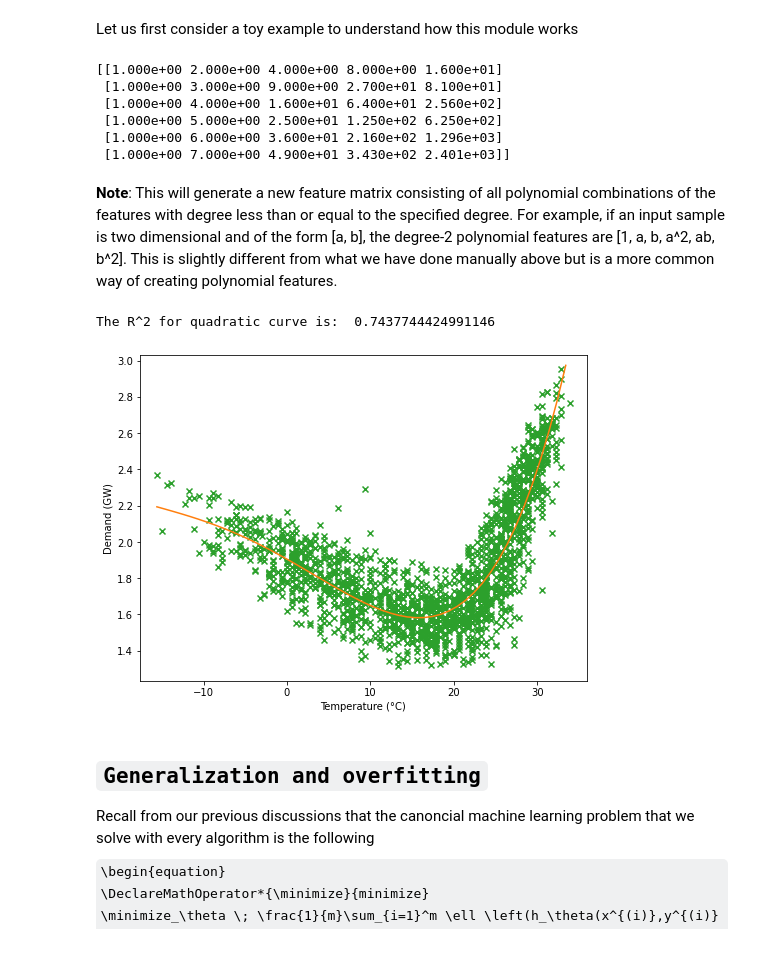
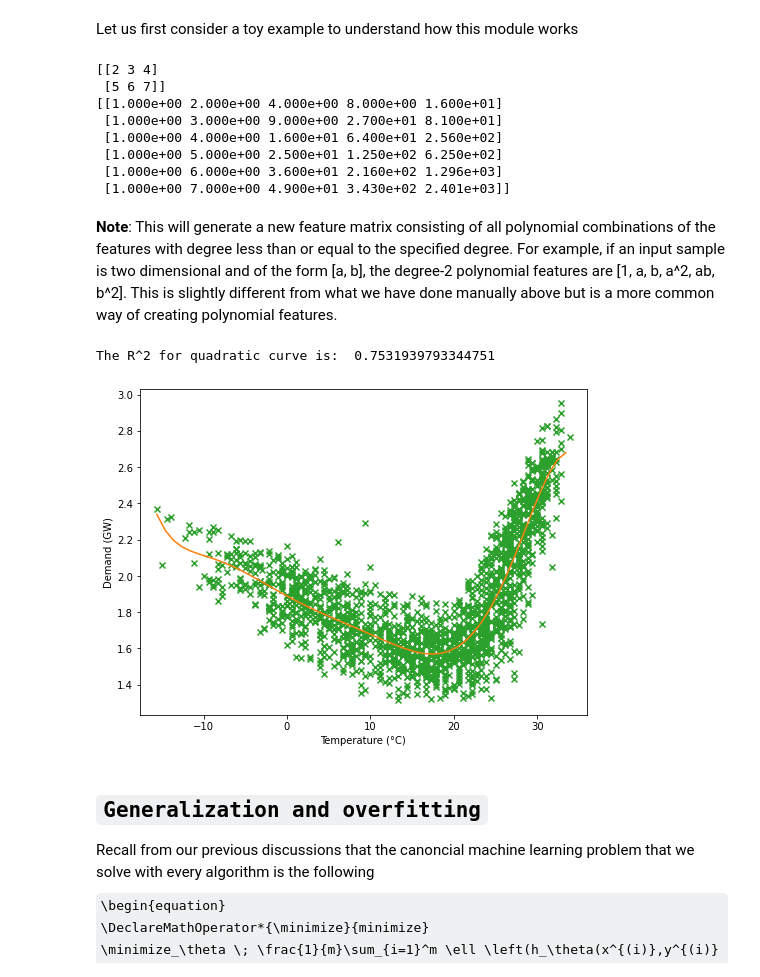
Before and after one commit to IS3UniCologne/DSML_2022, a Jupyter notebook: 03_Workshops/DSML_WS_08_PolyRegression/DSML_WS_08_PolyRegression.ipynb, the cells around one changed output. Saved outputs shown, nothing was run; the diff lists cells and outputs as text; code cells hidden in the pictures; some formulas as TeX source.

```diff
--- a/03_Workshops/DSML_WS_08_PolyRegression/DSML_WS_08_PolyRegression.ipynb
+++ b/03_Workshops/DSML_WS_08_PolyRegression/DSML_WS_08_PolyRegression.ipynb
@@ -356,8 +380,11 @@ Q = np.array([[2,3,4], [5,6,7]])
 #initialize PolynomialFeatures
 PF = PolynomialFeatures(degree = 4,interaction_only = False, include_bias = True)
 Q_Poly = PF.fit_transform(Q.reshape(-1,1))
+print(Q)
 print(Q_Poly)
 # %% [output]
+[[2 3 4]
+ [5 6 7]]
 [[1.000e+00 2.000e+00 4.000e+00 8.000e+00 1.600e+01]
  [1.000e+00 3.000e+00 9.000e+00 2.700e+01 8.100e+01]
  [1.000e+00 4.000e+00 1.600e+01 6.400e+01 2.560e+02]
@@ -396,10 +423,10 @@ def plot_regression_poly_scikit(X,Y,d):
     print ('The R^2 for quadratic curve is: ',r2_score(Y, model_pred))
     #print(lin_reg_Poly.coef_)
 # %%
-plot_regression_poly_scikit(X = xp, Y = yp, d = 4)
+plot_regression_poly_scikit(X = xp, Y = yp, d = 8)
 # %% [output]
-The R^2 for quadratic curve is:  0.7437744424991146
+The R^2 for quadratic curve is:  0.7531939793344751
-[figure, old version]
+[figure, new version]
 # %% [markdown]
 ## `Generalization and overfitting`
 
```
Also changed, not shown: parts of 11 cells of this notebook.
